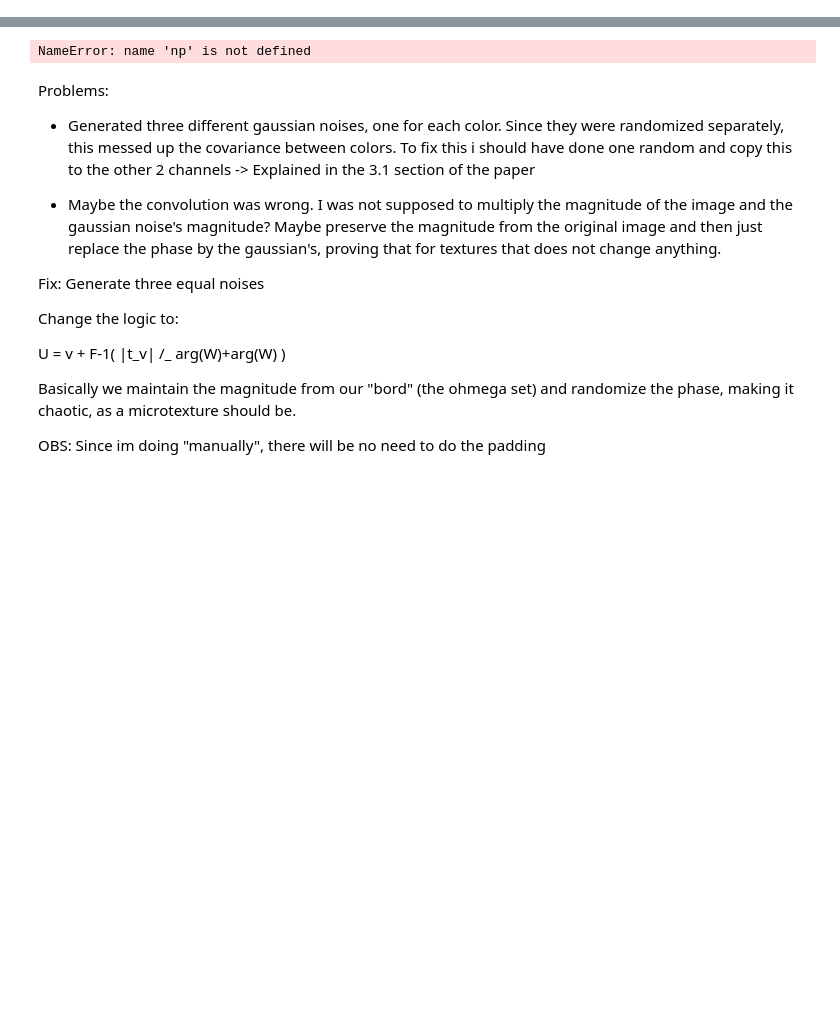
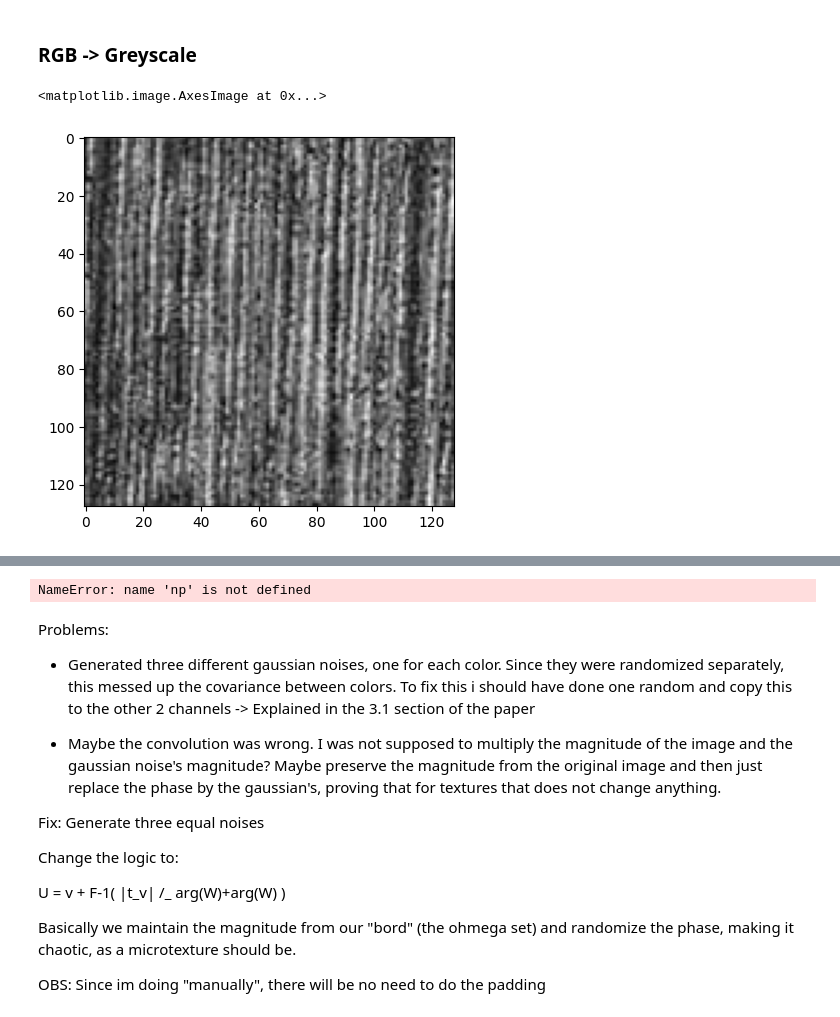
Before and after one commit to guilhermeRaibolt/gaussian-impainting, a Jupyter notebook: gaussian_sampling.ipynb, the cells around one changed output, grey strips where cells are left out. Cells and saved outputs as stored; diff of their text form; code cells hidden in the pictures; blank space fills up the shorter version.

```diff
--- a/gaussian_sampling.ipynb
+++ b/gaussian_sampling.ipynb
@@ -25,0 +15,10 @@ ModuleNotFoundError: No module named 'numpy'
+# %% [markdown]
+### RGB -> Greyscale
+# %%
+image_gray = cv2.cvtColor(image_rgb, cv2.COLOR_RGB2GRAY)
+image_gray = image_gray.astype(np.float32)
+height, weight = image_gray.shape
+plt.imshow(image_gray,cmap="gray")
+# %% [output]
+<matplotlib.image.AxesImage at 0x...>
+[figure, added]
```
Also changed, not shown: parts of 15 cells of this notebook, 1 other file.
